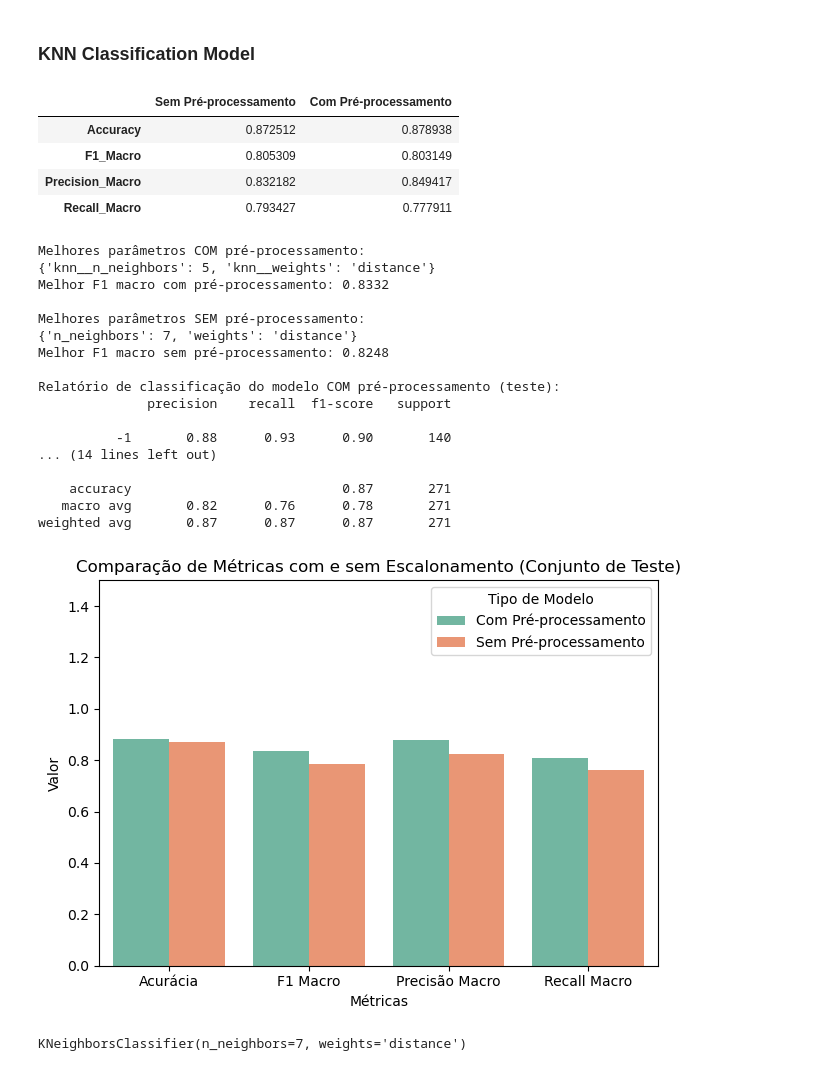
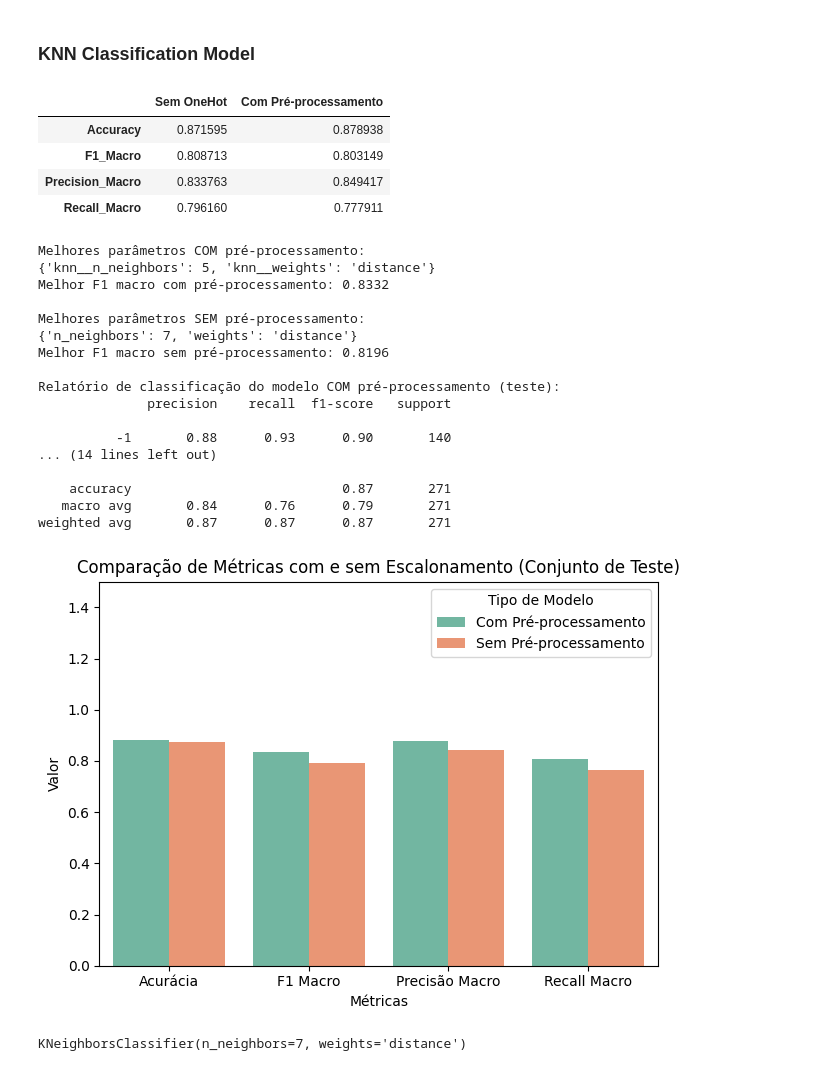
Before and after one commit to Jotape003/Trabalho-ML, a Jupyter notebook: phishingData.ipynb, the cells around one changed output. Cells and saved outputs as stored; diff of their text form; code cells hidden in the pictures.

```diff
--- a/phishingData.ipynb
+++ b/phishingData.ipynb
@@ -169,12 +205,3 @@ Podemos ver que a maioria dos sites são legítimos, seguidos por sites suspeito
 Como queremos prever se um site é phishing ou não, podemos estabelecer que nosso atributo alvo é 'Result'.
 
 Vamos ver portanto, atributos que estão mais correlacionados com nosso atributo alvo.
-# %%
-# Converter tudo de bytes para string
-df = df.map(lambda x: x.decode('utf-8') if isinstance(x, bytes) else x)
-
-# Converter para int (se apropriado)
-df = df.astype(int)
-
-# Verificar os tipos de dados após a conversão
-print(f"Tipos dos dados após conversão:\n{df.dtypes}")
@@ -585,39 +601,39 @@ scoring = (
 knn_with_preprocessing = Pipeline([
     ('preprocessor', preprocessor),
     ('knn', KNeighborsClassifier())
 ])
 
 # Modelo sem pré-processamento
 knn_no_preprocessing = KNeighborsClassifier()
 
 # Validação cruzada com pipeline
 score_with_pipeline = cross_validate(
     knn_with_preprocessing, X_train, y_train, cv=kf, scoring=scoring
 )
 
 # Cross-validate sem pré-processamento (como no seu exemplo original)
 score_no_preprocessing = cross_validate(
     knn_no_preprocessing, X_train, y_train, cv=kf, scoring=scoring
 )
 
 # Cross-validate com pré-processamento
 score_with_preprocessing = cross_validate(
     knn_with_preprocessing, X_train, y_train, cv=kf, scoring=scoring
 )
 
 # Resultados
 knn_df_results = pd.DataFrame({
-    'Sem Pré-processamento': [score_no_preprocessing[f'test_{m}'].mean() for m in scoring],
+    'Sem OneHot': [score_no_preprocessing[f'test_{m}'].mean() for m in scoring],
     'Com Pré-processamento': [score_with_preprocessing[f'test_{m}'].mean() for m in scoring]
 }, index=['Accuracy', 'F1_Macro', 'Precision_Macro', 'Recall_Macro'])
 
 knn_df_results
 # %% [output]
-|  | Sem Pré-processamento | Com Pré-processamento |
-| Accuracy | 0.872512 | 0.878938 |
-| F1_Macro | 0.805309 | 0.803149 |
-| Precision_Macro | 0.832182 | 0.849417 |
-| Recall_Macro | 0.793427 | 0.777911 |
+|  | Sem OneHot | Com Pré-processamento |
+| Accuracy | 0.871595 | 0.878938 |
+| F1_Macro | 0.808713 | 0.803149 |
+| Precision_Macro | 0.833763 | 0.849417 |
+| Recall_Macro | 0.796160 | 0.777911 |
 # %%
 from sklearn.model_selection import GridSearchCV
 from sklearn.metrics import classification_report
@@ -655,7 +671,6 @@ knn_grid_search_with_no_scaler = GridSearchCV(
 knn_grid_search_with_scaler.fit(X_train, y_train)
 knn_grid_search_with_no_scaler.fit(X_train, y_train)
 
-
 # Resultados dos melhores parâmetros e score
 print("Melhores parâmetros COM pré-processamento:")
 print(knn_grid_search_with_scaler.best_params_)
@@ -684,7 +699,7 @@ Melhor F1 macro com pré-processamento: 0.8332
 
 Melhores parâmetros SEM pré-processamento:
 {'n_neighbors': 7, 'weights': 'distance'}
-Melhor F1 macro sem pré-processamento: 0.8248
+Melhor F1 macro sem pré-processamento: 0.8196
 
 Relatório de classificação do modelo COM pré-processamento (teste):
               precision    recall  f1-score   support
@@ -693,7 +708,7 @@ Relatório de classificação do modelo COM pré-processamento (teste):
 ... (14 lines left out)
 
     accuracy                           0.87       271
-   macro avg       0.82      0.76      0.78       271
+   macro avg       0.84      0.76      0.79       271
 weighted avg       0.87      0.87      0.87       271
 # %%
 from sklearn.metrics import accuracy_score, f1_score, precision_score, recall_score
@@ -739,7 +754,7 @@ plt.legend(title="Tipo de Modelo")
 plt.tight_layout()
 plt.show()
 # %% [output]
-[figure, old version]
+[figure, new version]
 # %%
 knn_final_model_with_scaler = knn_best_model_with_preprocessing
 knn_final_model_with_scaler.fit(X, y)
```
Also changed, not shown: parts of 18 cells of this notebook.
